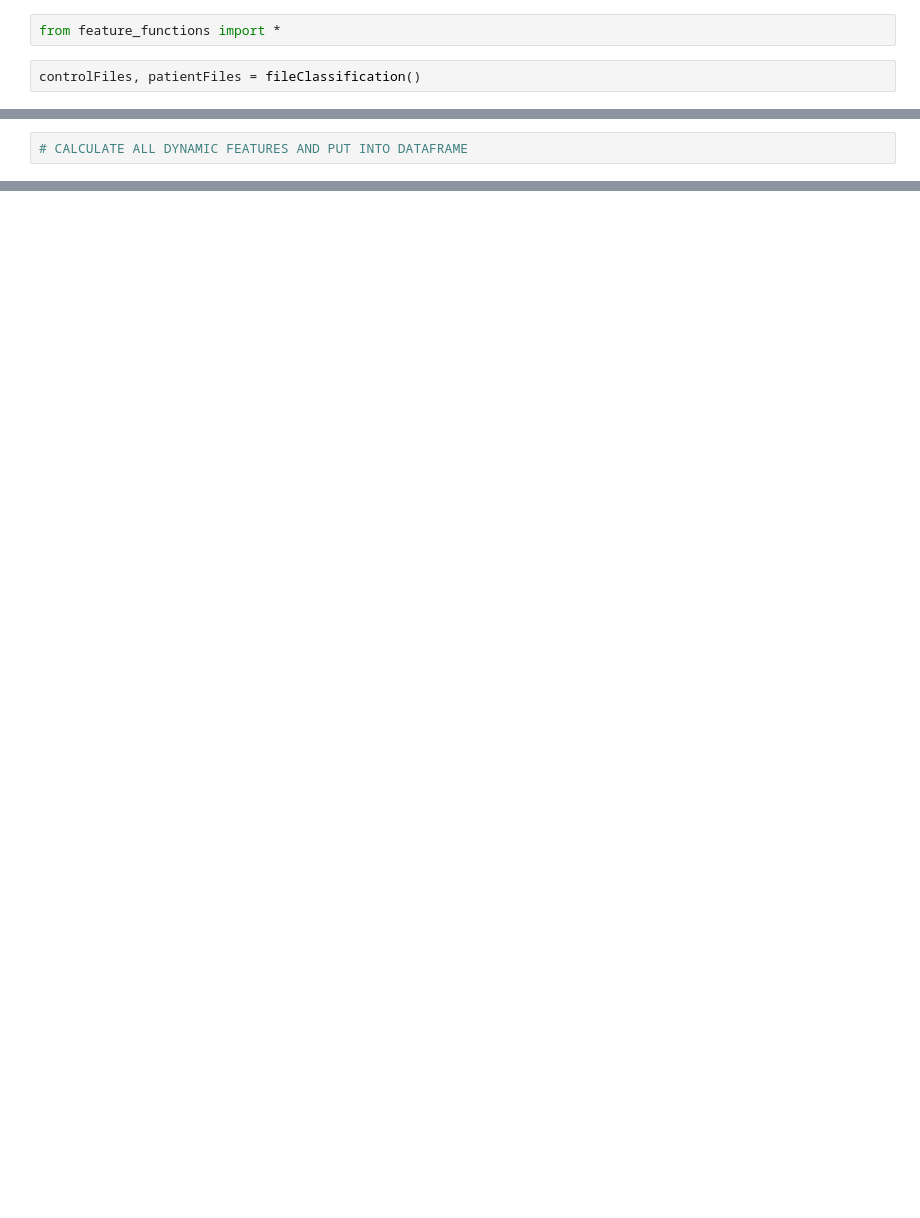
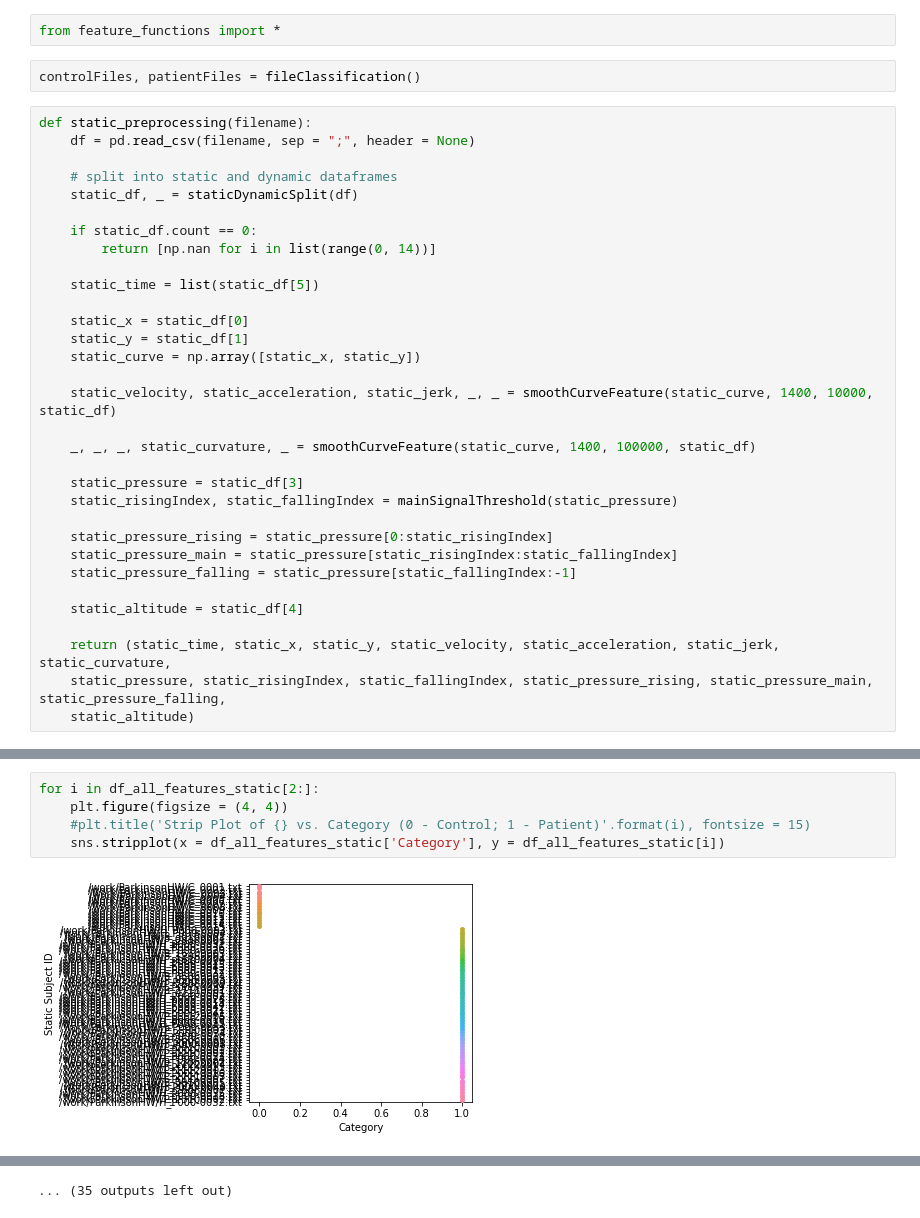
Before and after one commit to jaychandra3/NDD_Analysis, a Jupyter notebook: feature_compilation.ipynb, the cells around one changed output, grey strips where cells are left out. Cells and saved outputs as stored; diff of their text form; blank space fills up the shorter version.

```diff
--- a/feature_compilation.ipynb
+++ b/feature_compilation.ipynb
@@ -2,3 +2,35 @@
 from feature_functions import *
 # %%
 controlFiles, patientFiles = fileClassification()
+# %%
+def static_preprocessing(filename):
+    df = pd.read_csv(filename, sep = ";", header = None)
+
+    # split into static and dynamic dataframes
+    static_df, _ = staticDynamicSplit(df)
+
+    if static_df.count == 0:
+        return [np.nan for i in list(range(0, 14))]
+
+    static_time = list(static_df[5])
+
+    static_x = static_df[0]
+    static_y = static_df[1]
+    static_curve = np.array([static_x, static_y])
+
+    static_velocity, static_acceleration, static_jerk, _, _ = smoothCurveFeature(static_curve, 1400, 10000, static_df)
+
+    _, _, _, static_curvature, _ = smoothCurveFeature(static_curve, 1400, 100000, static_df)
+
+    static_pressure = static_df[3]
+    static_risingIndex, static_fallingIndex = mainSignalThreshold(static_pressure)
+
+    static_pressure_rising = static_pressure[0:static_risingIndex]
+    static_pressure_main = static_pressure[static_risingIndex:static_fallingIndex]
+    static_pressure_falling = static_pressure[static_fallingIndex:-1]
+
+    static_altitude = static_df[4]
+
+    return (static_time, static_x, static_y, static_velocity, static_acceleration, static_jerk, static_curvature,
+    static_pressure, static_risingIndex, static_fallingIndex, static_pressure_rising, static_pressure_main, static_pressure_falling,
+    static_altitude)
@@ -366,2 +499,7 @@ NameError: name 'interpolate' is not defined
-# %%
-# CALCULATE ALL DYNAMIC FEATURES AND PUT INTO DATAFRAME
+# %%
+for i in df_all_features_static[2:]:
+    plt.figure(figsize = (4, 4))
+    #plt.title('Strip Plot of {} vs. Category (0 - Control; 1 - Patient)'.format(i), fontsize = 15)
+    sns.stripplot(x = df_all_features_static['Category'], y = df_all_features_static[i])
+# %% [output]
+[figure, added]
@@ -367,0 +517 @@ NameError: name 'interpolate' is not defined
+... (35 outputs left out)
```
Also changed, not shown: parts of 9 cells of this notebook, 10 other files.
